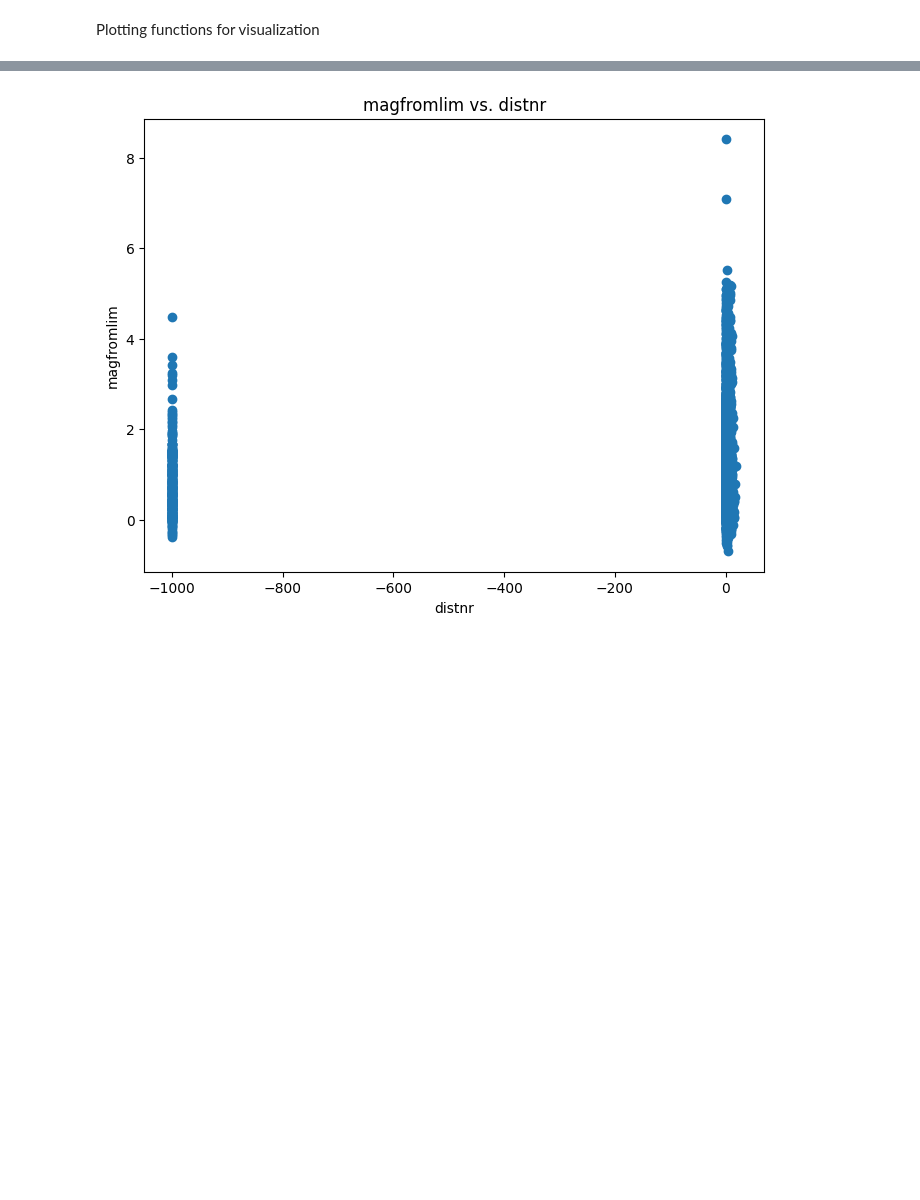
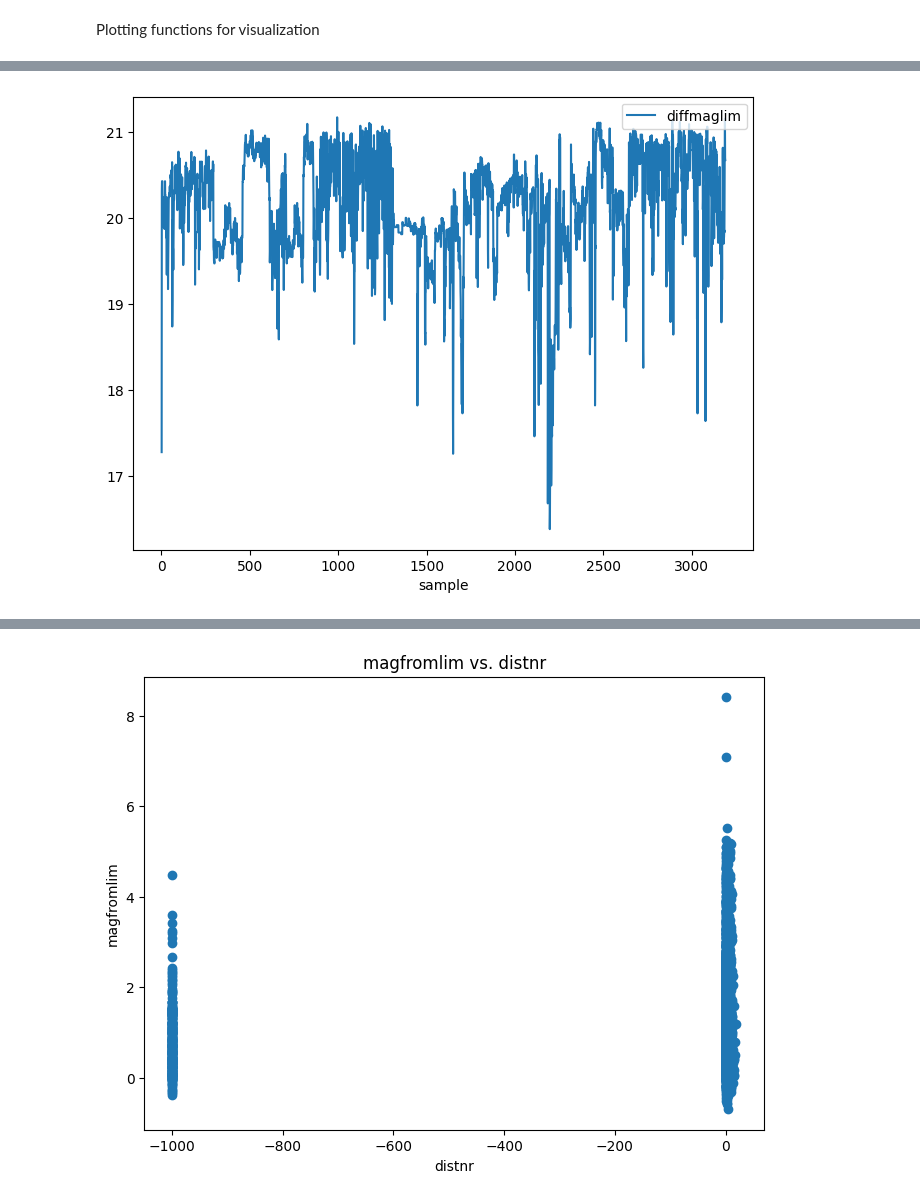
Before and after one commit to abao1999/AY119, a Jupyter notebook: hw1/hw1.ipynb, the cells around one changed output, grey strips where cells are left out. Cells and saved outputs as stored; diff of their text form; code cells hidden in the pictures; blank space fills up the shorter version.

```diff
--- a/hw1/hw1.ipynb
+++ b/hw1/hw1.ipynb
@@ -99,0 +124,4 @@ def plot_features_pairwise_from_df(df, x_feat_name, y_feat_name):
+# %%
+plot_features_from_df(df, ['diffmaglim'])
+# %% [output]
+[figure, added]
```
Also changed, not shown: parts of 8 cells of this notebook, 2 other files.
